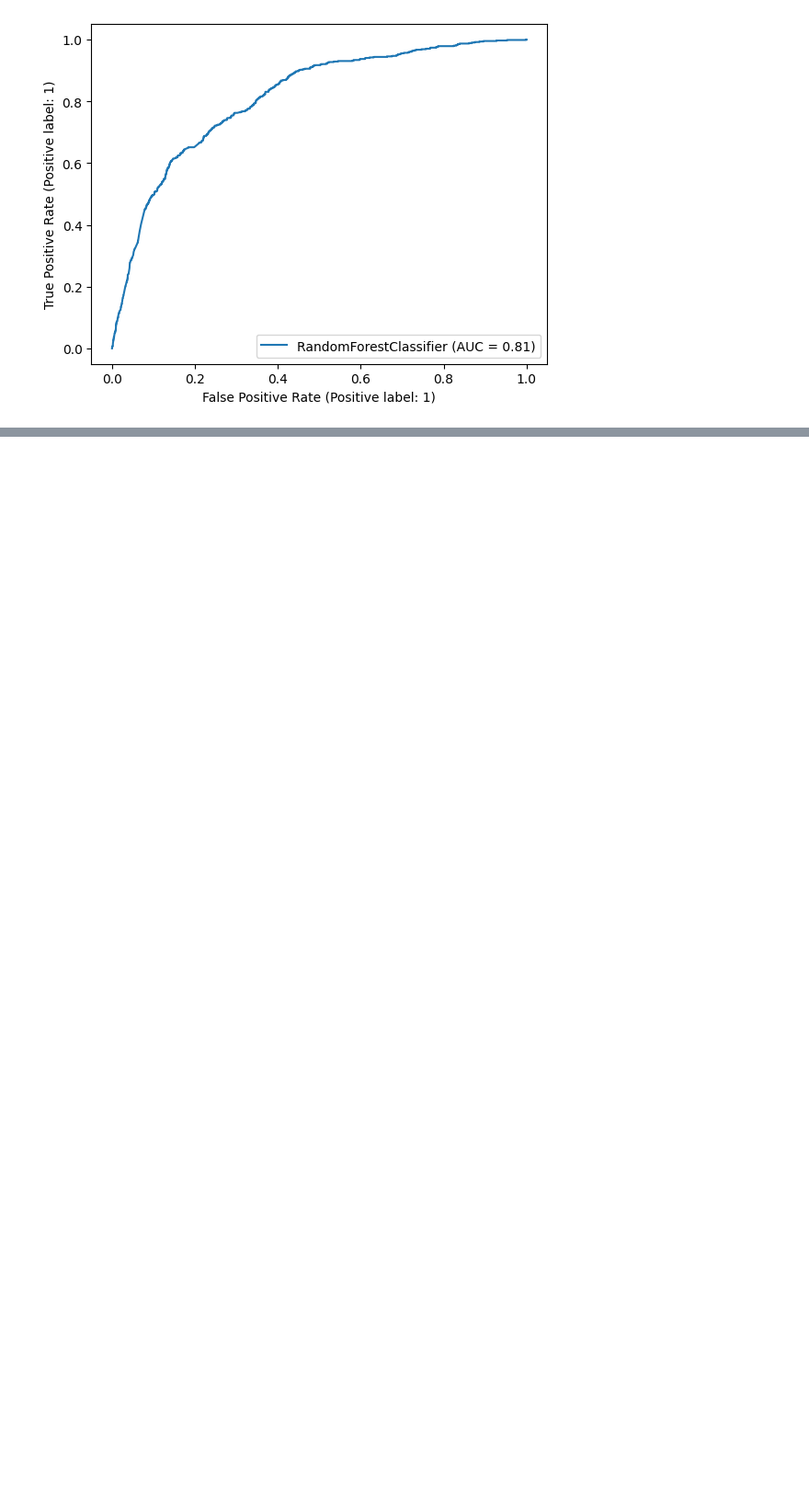
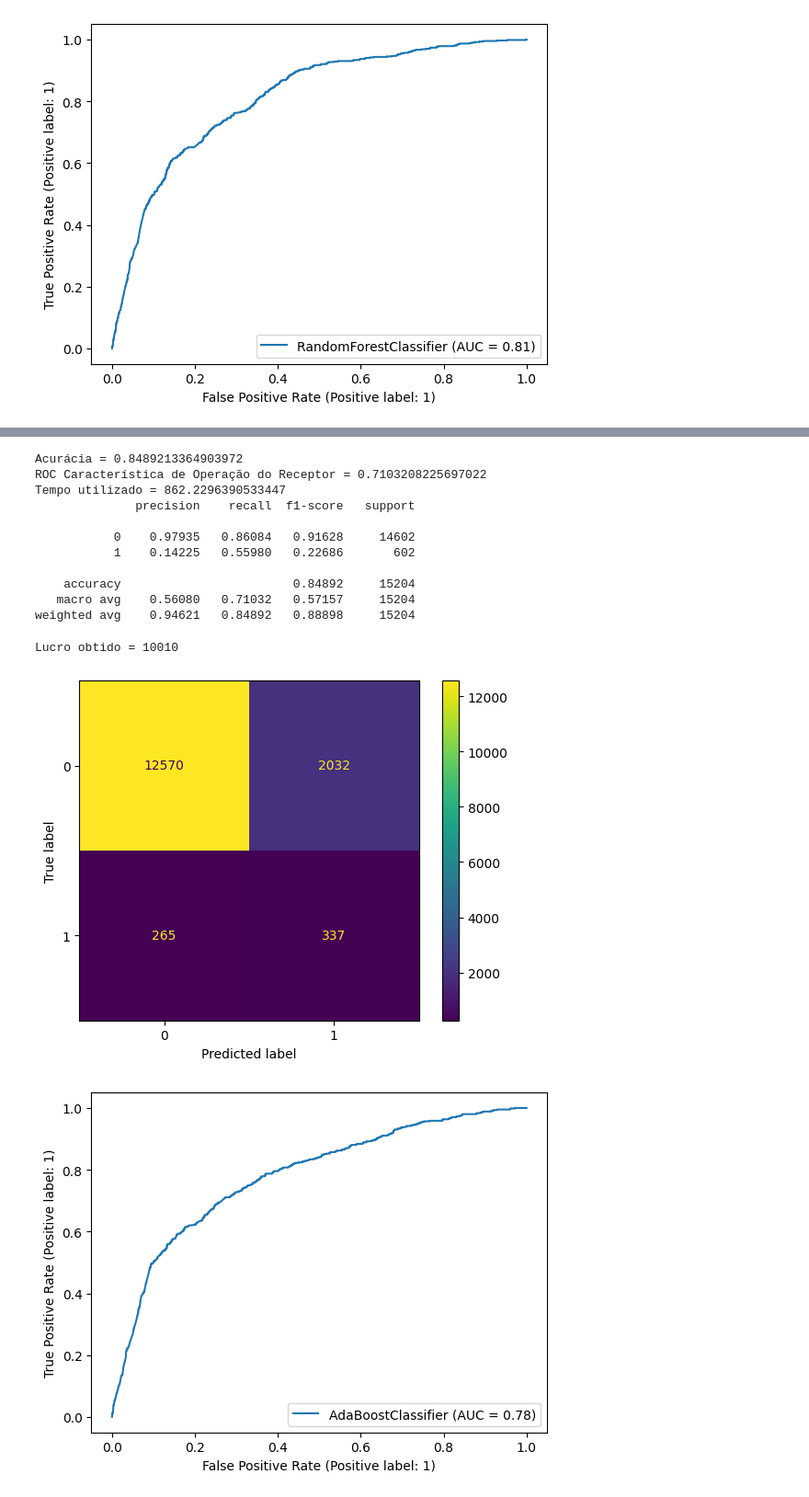
Before and after one commit to Gcardoso1/Case-Santander-Data-Master, a Jupyter notebook: Parte A - Classificação.ipynb, the cells around one changed output, grey strips where cells are left out. Shown at 92% size. Saved outputs shown, nothing was run; the diff lists cells and outputs as text; code cells hidden in the pictures; blank space fills up the shorter version.

```diff
--- a/Parte A - Classificação.ipynb
+++ b/Parte A - Classificação.ipynb
@@ -422,0 +437,22 @@ Lucro obtido = 11700
+# %%
+
+params_adab ={'n_estimators': 2000,
+              'random_state': 12345}
+
+model_adab = AdaBoostClassifier(**params_adab)
+model_adab, accuracy_adab, roc_auc_adab, tt_adab, lucro_adab = run_model(model_adab, X_over, y_over, X_test, y_test)
+# %% [output]
+Acurácia = 0.8489213364903972
+ROC Característica de Operação do Receptor = 0.7103208225697022
+Tempo utilizado = 862.2296390533447
+              precision    recall  f1-score   support
+
+           0    0.97935   0.86084   0.91628     14602
+           1    0.14225   0.55980   0.22686       602
+
+    accuracy                        0.84892     15204
+   macro avg    0.56080   0.71032   0.57157     15204
+weighted avg    0.94621   0.84892   0.88898     15204
+Lucro obtido = 10010
+[figure, added]
+[figure, added]
```
Also changed, not shown: parts of 3 cells of this notebook, 4 other files.
